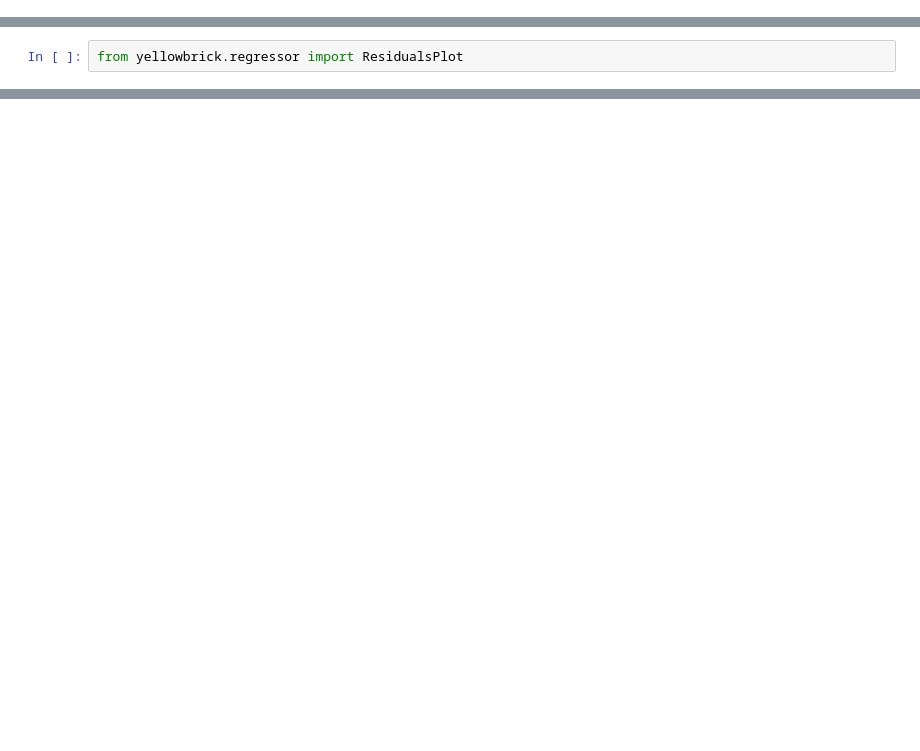
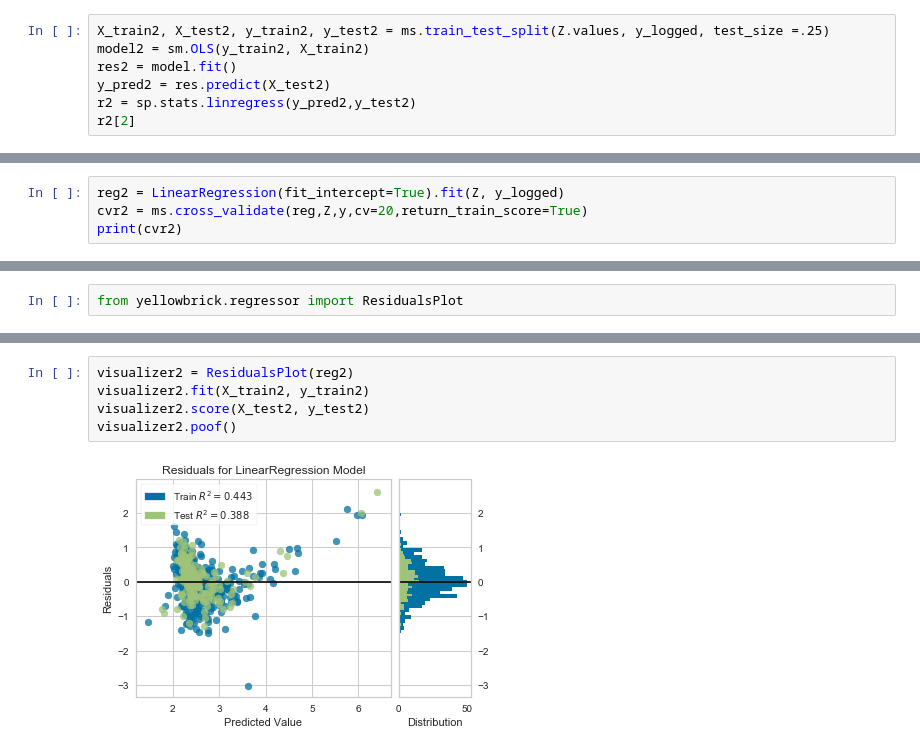
Before and after one commit to Pschmeiser/the_hivy, a Jupyter notebook: src/peet_new.ipynb, the cells around one changed output, grey strips where cells are left out. Cells and saved outputs as stored; diff of their text form; blank space fills up the shorter version.

```diff
--- a/src/peet_new.ipynb
+++ b/src/peet_new.ipynb
@@ -179,0 +277,7 @@ r[2]
+# %%
+X_train2, X_test2, y_train2, y_test2 = ms.train_test_split(Z.values, y_logged, test_size =.25)
+model2 = sm.OLS(y_train2, X_train2)
+res2 = model.fit()
+y_pred2 = res.predict(X_test2)
+r2 = sp.stats.linregress(y_pred2,y_test2)
+r2[2]
@@ -187,0 +307,4 @@ X_train['Population'].unique()
+# %%
+reg2 = LinearRegression(fit_intercept=True).fit(Z, y_logged)
+cvr2 = ms.cross_validate(reg,Z,y,cv=20,return_train_score=True)
+print(cvr2)
@@ -194,0 +334,7 @@ visualizer.poof()
+# %%
+visualizer2 = ResidualsPlot(reg2)
+visualizer2.fit(X_train2, y_train2)
+visualizer2.score(X_test2, y_test2)
+visualizer2.poof()
+# %% [output]
+[figure, added]
```
Also changed, not shown: parts of 23 cells of this notebook, 1 other file.
